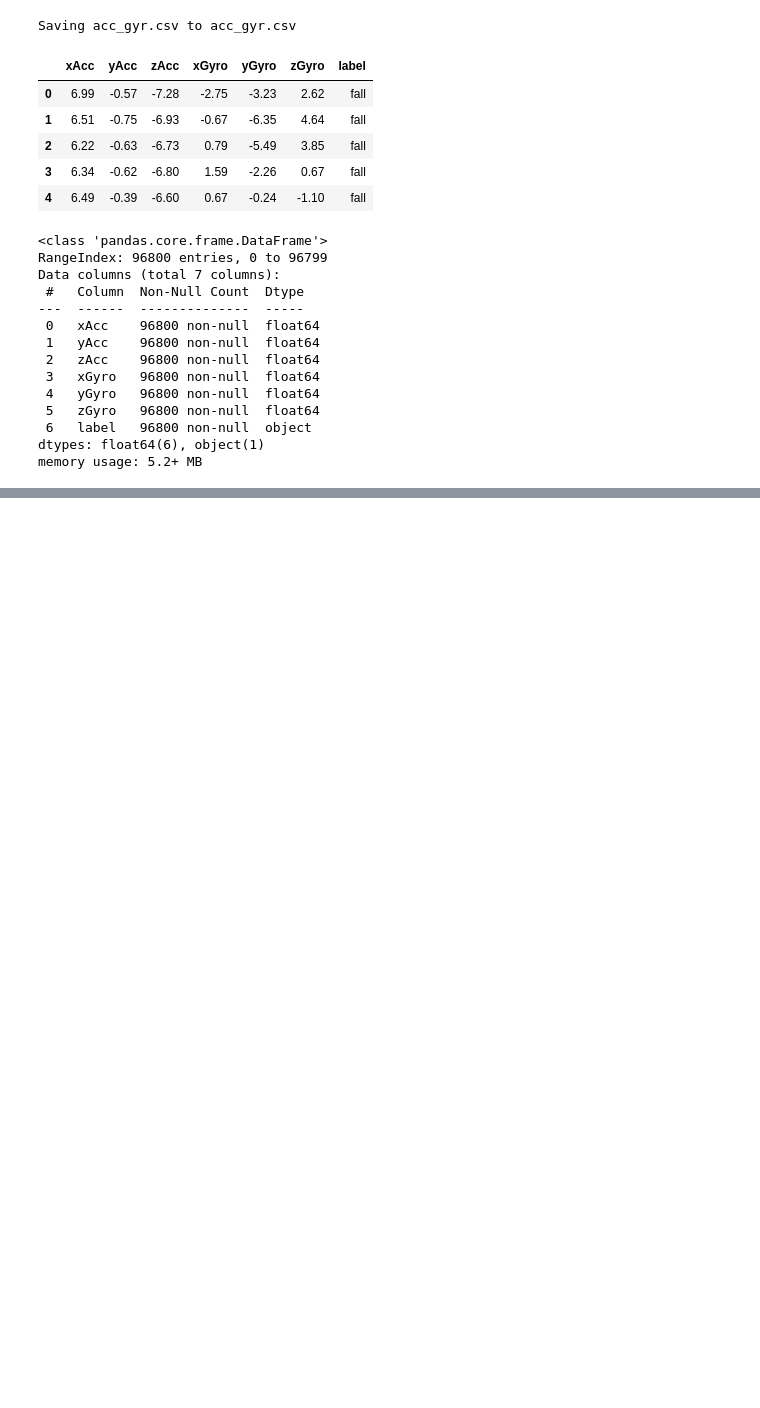
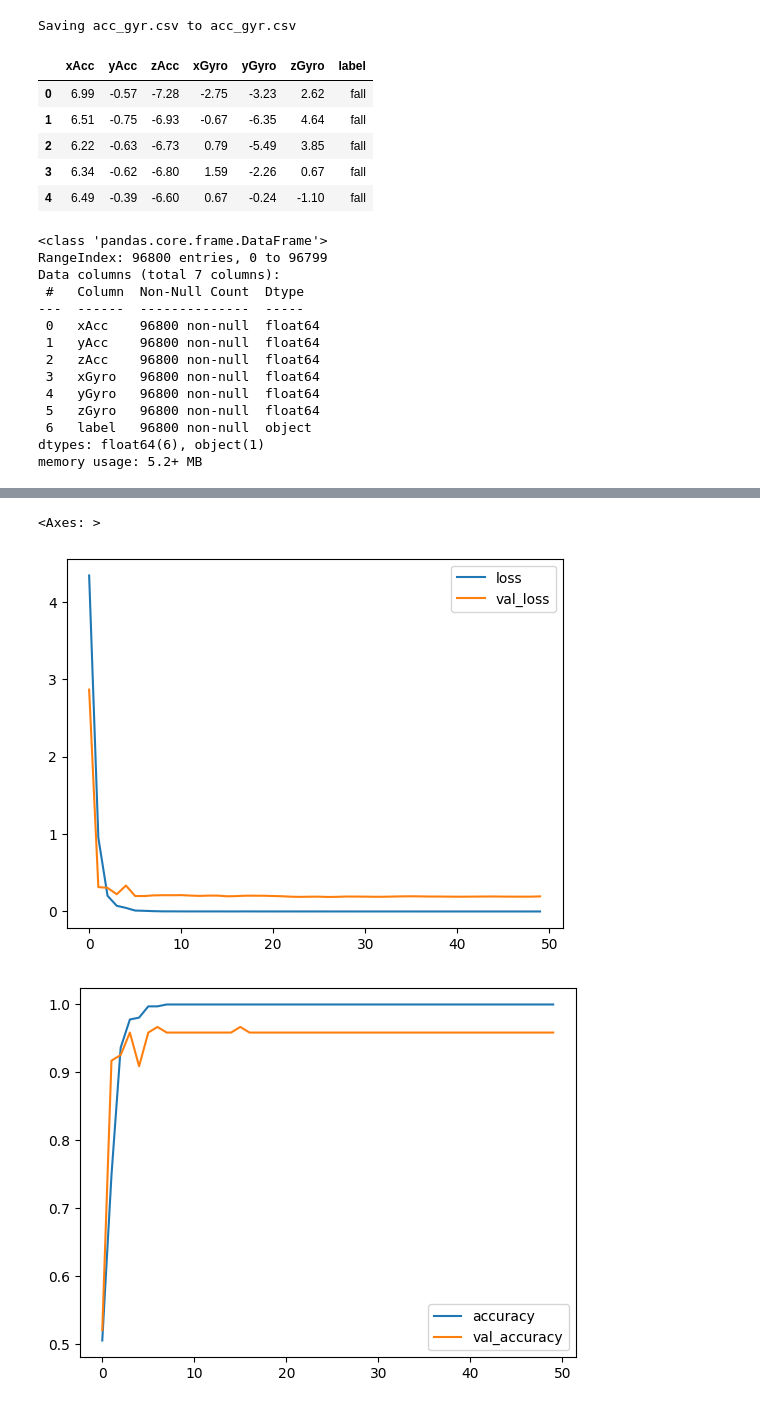
Before and after one commit to sak-90/FallDetection_MajorProject, a Jupyter notebook: FallDetection.ipynb, the cells around one changed output, grey strips where cells are left out. Saved outputs shown, nothing was run; the diff lists cells and outputs as text; code cells hidden in the pictures; blank space fills up the shorter version.

```diff
--- a/FallDetection.ipynb
+++ b/FallDetection.ipynb
@@ -155,0 +226,14 @@ losses.plot()
+# %%
+third_model = models.Sequential([
+    layers.Conv1D(32, kernel_size=5, activation='relu', input_shape=input_shape),
+    layers.MaxPooling1D(pool_size=2, strides=2, padding='same'),
+    layers.Bidirectional(layers.LSTM(64, return_sequences=True)),
+    layers.Flatten(),
+    layers.Dropout(0.5),
+    layers.Dense(13, activation='softmax')
+])
+
+optimizer = optimizers.Adam(learning_rate=0.01)
+third_model.compile(optimizer=optimizer, loss='categorical_crossentropy', metrics=['accuracy'])
+# %%
+history = third_model.fit(X_train, y_train, epochs=50, validation_data=(X_test, y_test))
@@ -155,0 +270,10 @@ losses.plot()
+# %%
+losses = pd.DataFrame(history.history)
+losses.head()
+losses[['loss','val_loss']].plot()
+losses[['accuracy','val_accuracy']].plot()
+losses.plot()
+# %% [output]
+<Axes: >
+[figure, added]
+[figure, added]
```
Also changed, not shown: parts of 19 cells of this notebook.
